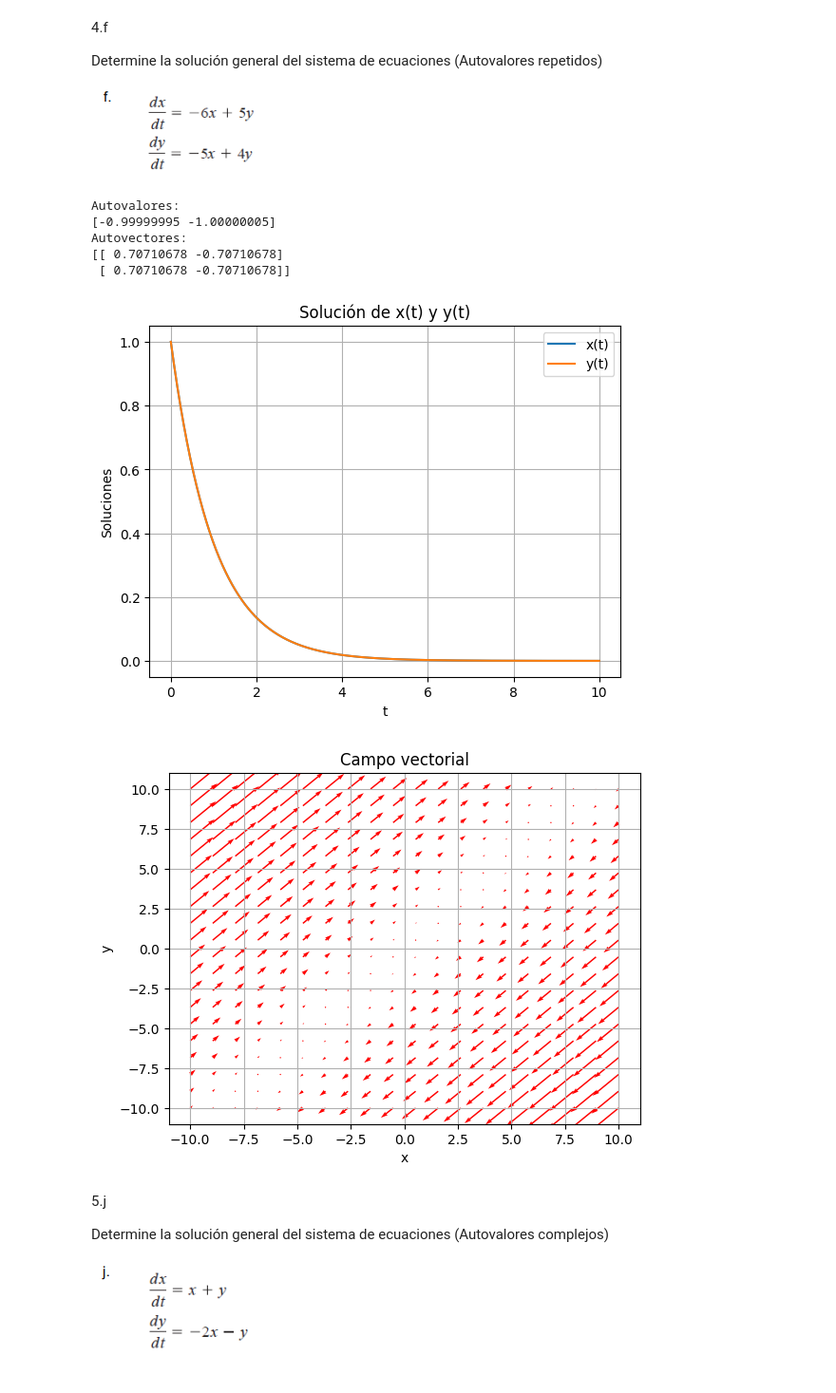
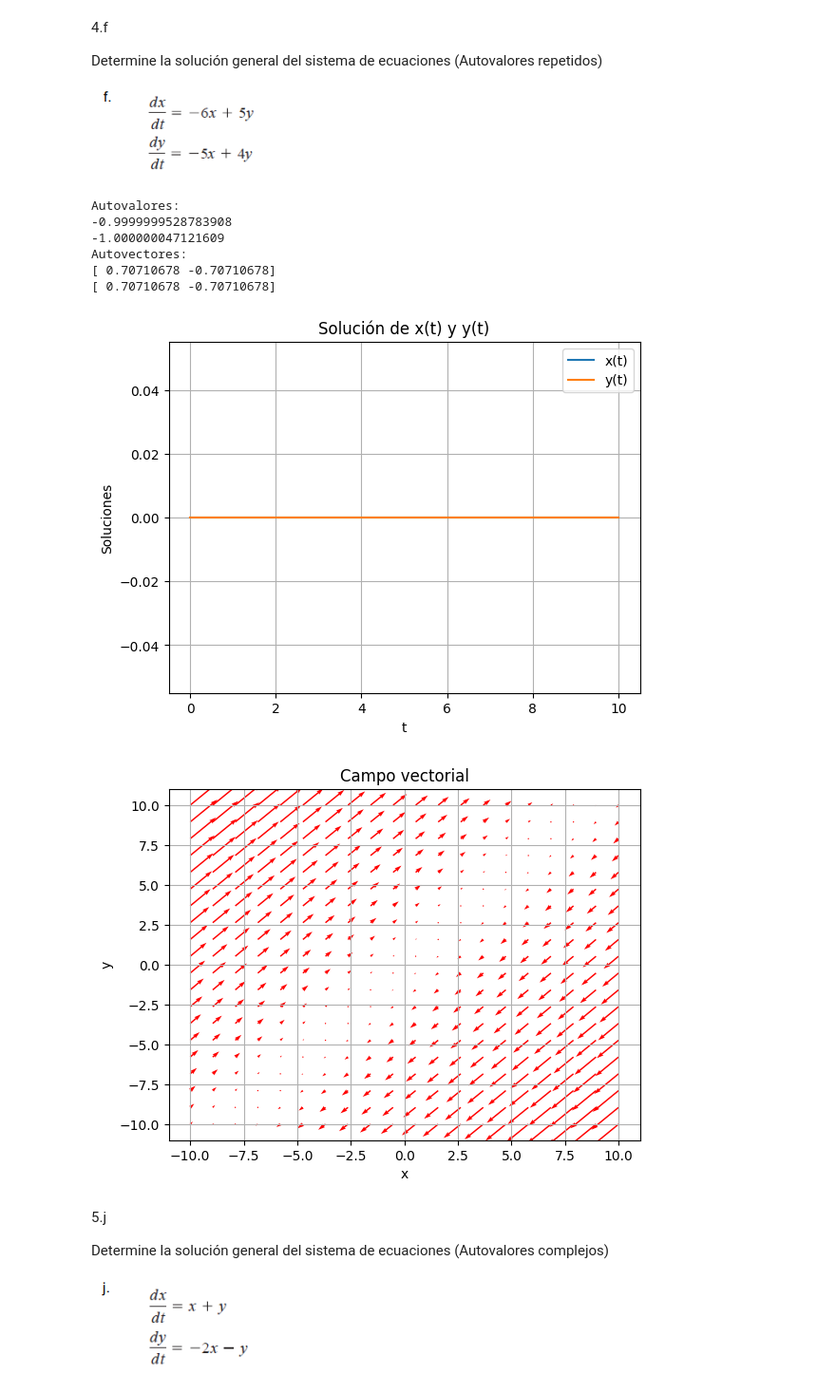
Before and after one commit to lucaskalchichen/TPI-Sistemas-de-Ecuaciones-Diferenciales-y-Estabilidad, a Jupyter notebook: tpi-practica.ipynb, the cells around one changed output. Shown at 95% size. Cells and saved outputs as stored; diff of their text form; code cells hidden in the pictures.

```diff
--- a/tpi-practica.ipynb
+++ b/tpi-practica.ipynb
@@ -44,10 +44,11 @@ A = np.array([[2, 2],
 eigvals, eigvecs = np.linalg.eig(A)
 
 print("Autovalores:")
-print(eigvals)
+for i in eigvals:
+    print(i)
 print("Autovectores:")
-print(eigvecs)
-
+for i in eigvecs:
+    print(i)
 # Definir el sistema de ecuaciones diferenciales
 def sistema(X, t):
     x, y = X
@@ -56,7 +57,7 @@ def sistema(X, t):
     return [dxdt, dydt]
 
 # Valores iniciales
-X0 = [1, 1]
+X0 = [0, 0]
 
 # Intervalo de tiempo
 t = np.linspace(0, 10, 400)
@@ -112,9 +114,11 @@ A = np.array([[-6, 5],
 eigvals, eigvecs = np.linalg.eig(A)
 
 print("Autovalores:")
-print(eigvals)
+for i in eigvals:
+    print(i)
 print("Autovectores:")
-print(eigvecs)
+for i in eigvecs:
+    print(i)
 
 # Definir el sistema de ecuaciones diferenciales
 def sistema(X, t):
@@ -124,42 +128,43 @@ def sistema(X, t):
     return [dxdt, dydt]
 
 # Valores iniciales
-X0 = [1, 1]
+X0 = [0, 0]
 
 # Intervalo de tiempo
 t = np.linspace(0, 10, 400)
 
 # Resolver el sistema de ecuaciones diferenciales
 sol = odeint(sistema, X0, t)
 
 # Graficar las soluciones
 plt.plot(t, sol[:, 0], label='x(t)')
 plt.plot(t, sol[:, 1], label='y(t)')
 plt.title('Solución de x(t) y y(t)')
 plt.xlabel('t')
 plt.ylabel('Soluciones')
 plt.legend()
 plt.grid(True)
 plt.show()
 
 # Campo vectorial
 Y, X = np.mgrid[-10:10:20j, -10:10:20j]
 U = -6*X + 5*Y
 V = -5*X + 4*Y
 
 plt.quiver(X, Y, U, V, color='r')
 plt.title('Campo vectorial')
 plt.xlabel('x')
 plt.ylabel('y')
 plt.grid(True)
 plt.show()
 # %% [output]
 Autovalores:
-[-0.99999995 -1.00000005]
+-0.9999999528783908
+-1.000000047121609
 Autovectores:
-[[ 0.70710678 -0.70710678]
- [ 0.70710678 -0.70710678]]
+[ 0.70710678 -0.70710678]
+[ 0.70710678 -0.70710678]
-[figure, old version]
+[figure, new version]
 [figure]
 # %% [markdown]
 5.j
```
Also changed, not shown: parts of 9 cells of this notebook.
